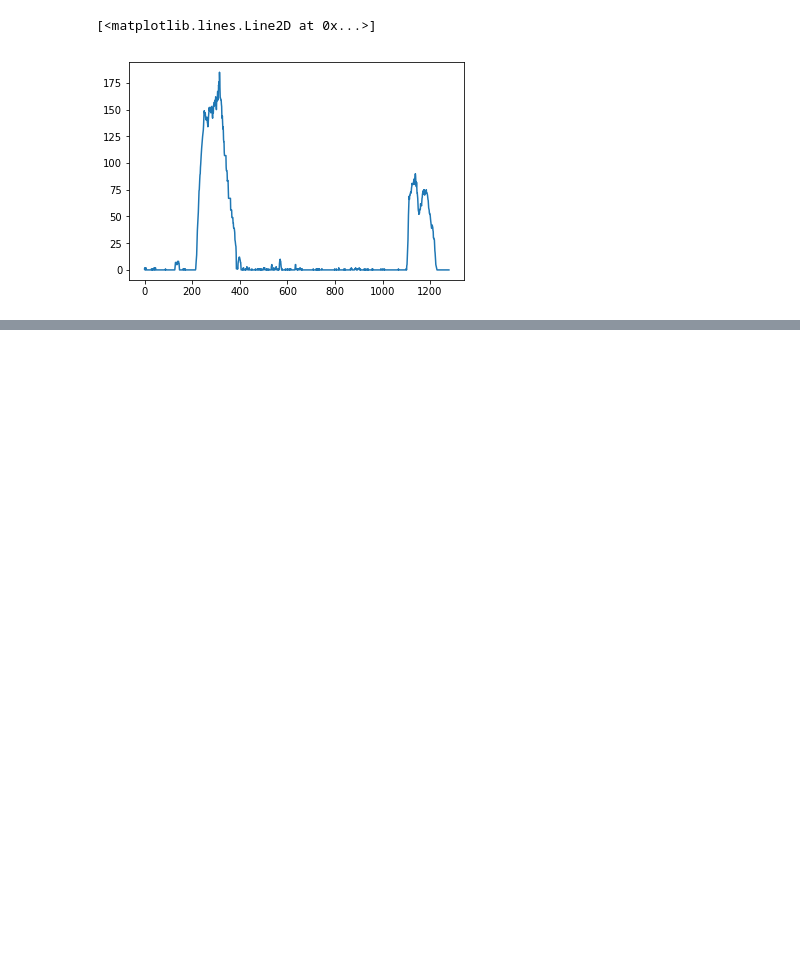
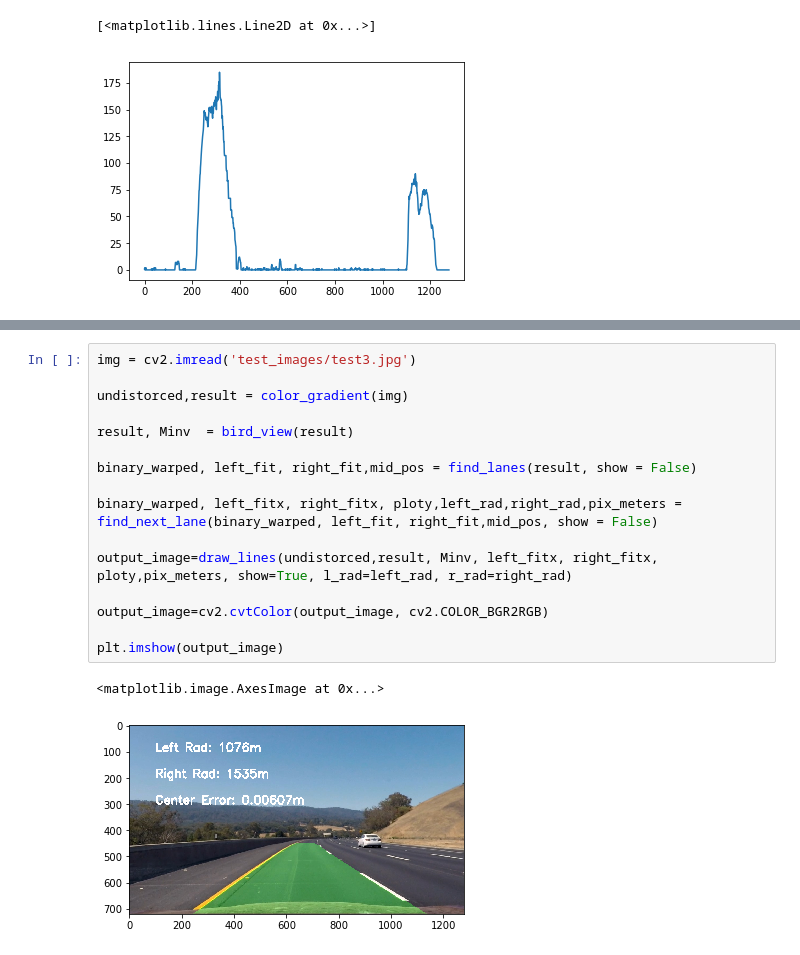
Before and after one commit to GuiBo79/CarND-Advanced-Lane-Lines, a Jupyter notebook: adv_lanes.ipynb, the cells around one changed output, grey strips where cells are left out. Saved outputs shown, nothing was run; the diff lists cells and outputs as text; blank space fills up the shorter version.

```diff
--- a/adv_lanes.ipynb
+++ b/adv_lanes.ipynb
@@ -297,0 +404,19 @@ find_lanes(result)
+# %%
+img = cv2.imread('test_images/test3.jpg')
+
+undistorced,result = color_gradient(img)
+
+result, Minv  = bird_view(result)
+
+binary_warped, left_fit, right_fit,mid_pos = find_lanes(result, show = False)
+
+binary_warped, left_fitx, right_fitx, ploty,left_rad,right_rad,pix_meters = find_next_lane(binary_warped, left_fit, right_fit,mid_pos, show = False)
+
+output_image=draw_lines(undistorced,result, Minv, left_fitx, right_fitx, ploty,pix_meters, show=True, l_rad=left_rad, r_rad=right_rad)
+
+output_image=cv2.cvtColor(output_image, cv2.COLOR_BGR2RGB)
+
+plt.imshow(output_image)
+# %% [output]
+<matplotlib.image.AxesImage at 0x...>
+[figure, added]
```
Also changed, not shown: parts of 16 cells of this notebook, 3 other files.
